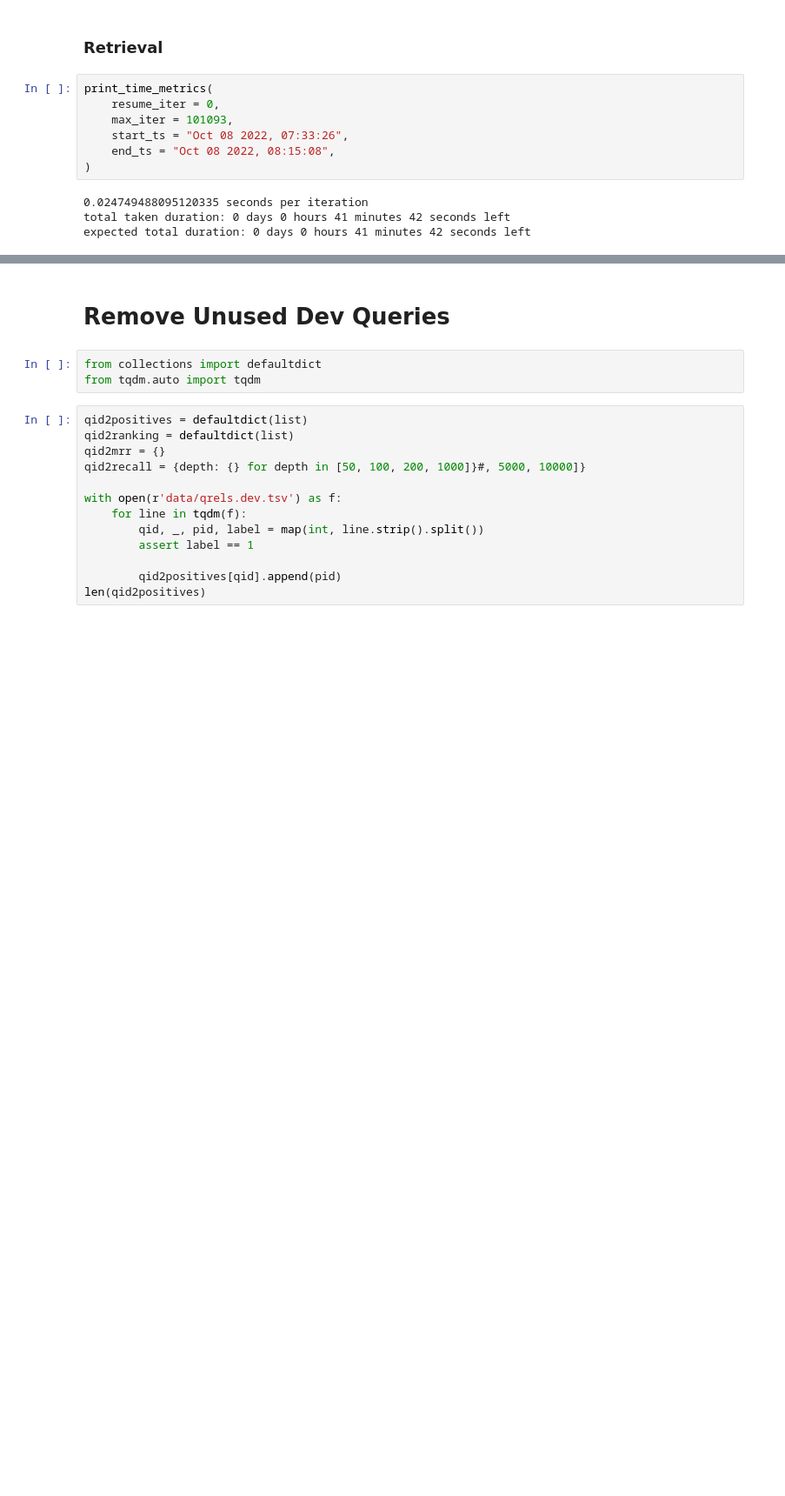
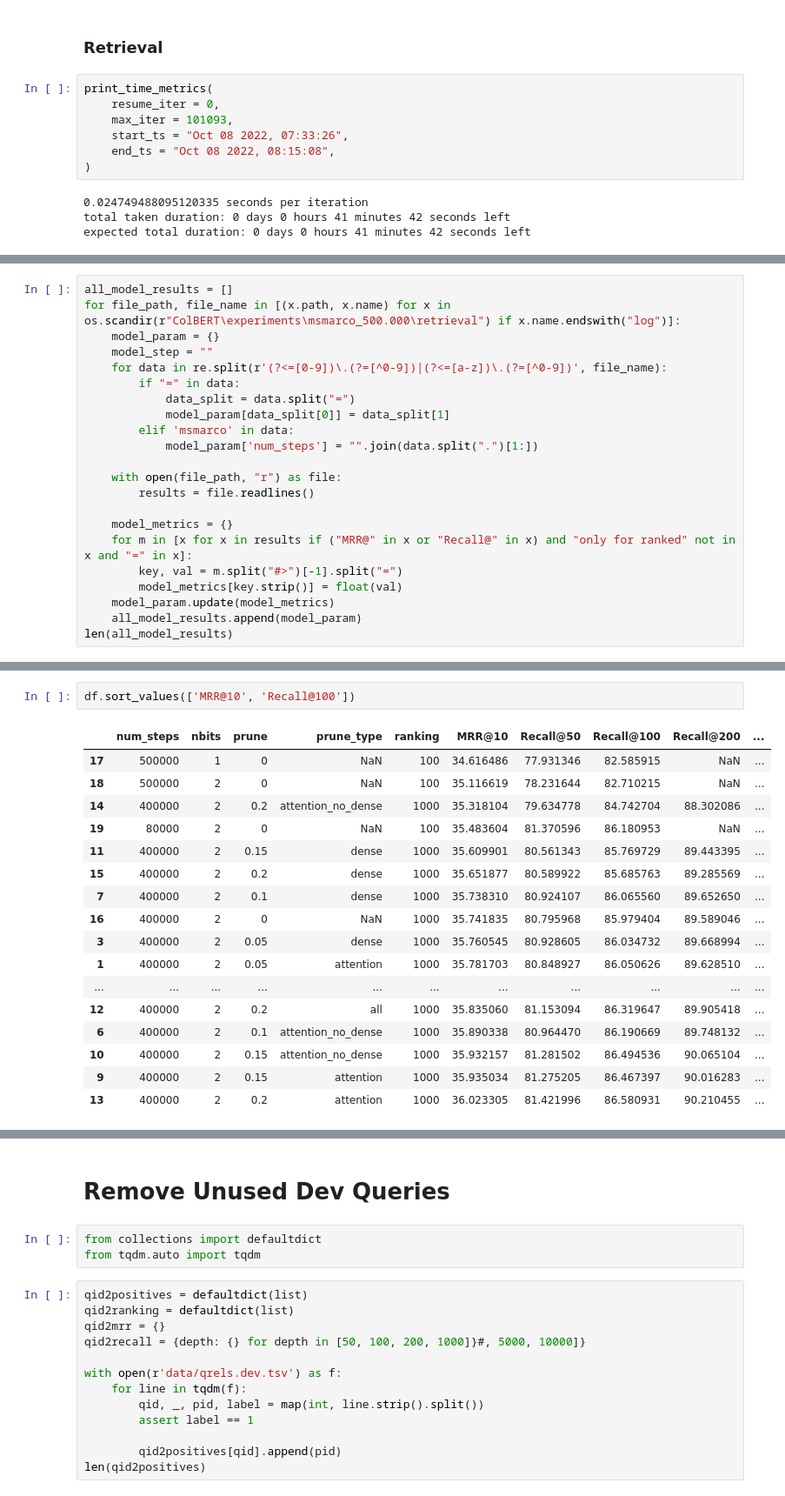
Before and after one commit to Ngo-Kevin/splade-colBERT, a Jupyter notebook: ColBERT_timing.ipynb, the cells around one changed output, grey strips where cells are left out. Shown: that part at 87% size. Cells and saved outputs as stored; diff of their text form; blank space fills up the shorter version.

```diff
--- a/ColBERT_timing.ipynb
+++ b/ColBERT_timing.ipynb
@@ -152,0 +160,22 @@ expected total duration: 0 days 0 hours 41 minutes 42 seconds left
+# %%
+all_model_results = []
+for file_path, file_name in [(x.path, x.name) for x in os.scandir(r"ColBERT\experiments\msmarco_500.000\retrieval") if x.name.endswith("log")]:
+    model_param = {}
+    model_step = ""
+    for data in re.split(r'(?<=[0-9])\.(?=[^0-9])|(?<=[a-z])\.(?=[^0-9])', file_name):
+        if "=" in data:
+            data_split = data.split("=")
+            model_param[data_split[0]] = data_split[1]
+        elif 'msmarco' in data:
+            model_param['num_steps'] = "".join(data.split(".")[1:])
+
+    with open(file_path, "r") as file:
+        results = file.readlines()
+
+    model_metrics = {}
+    for m in [x for x in results if ("MRR@" in x or "Recall@" in x) and "only for ranked" not in x and "=" in x]:
+        key, val = m.split("#>")[-1].split("=")
+        model_metrics[key.strip()] = float(val)
+    model_param.update(model_metrics)
+    all_model_results.append(model_param)
+len(all_model_results)
@@ -152,0 +202,20 @@ expected total duration: 0 days 0 hours 41 minutes 42 seconds left
+# %%
+df.sort_values(['MRR@10', 'Recall@100'])
+# %% [output]
+|  | num_steps | nbits | prune | prune_type | ranking | MRR@10 | Recall@50 | Recall@100 | Recall@200 | ... |
+| 17 | 500000 | 1 | 0 | NaN | 100 | 34.616486 | 77.931346 | 82.585915 | NaN | ... |
+| 18 | 500000 | 2 | 0 | NaN | 100 | 35.116619 | 78.231644 | 82.710215 | NaN | ... |
+| 14 | 400000 | 2 | 0.2 | attention_no_dense | 1000 | 35.318104 | 79.634778 | 84.742704 | 88.302086 | ... |
+| 19 | 80000 | 2 | 0 | NaN | 100 | 35.483604 | 81.370596 | 86.180953 | NaN | ... |
+| 11 | 400000 | 2 | 0.15 | dense | 1000 | 35.609901 | 80.561343 | 85.769729 | 89.443395 | ... |
+| 15 | 400000 | 2 | 0.2 | dense | 1000 | 35.651877 | 80.589922 | 85.685763 | 89.285569 | ... |
+| 7 | 400000 | 2 | 0.1 | dense | 1000 | 35.738310 | 80.924107 | 86.065560 | 89.652650 | ... |
+| 16 | 400000 | 2 | 0 | NaN | 1000 | 35.741835 | 80.795968 | 85.979404 | 89.589046 | ... |
+| 3 | 400000 | 2 | 0.05 | dense | 1000 | 35.760545 | 80.928605 | 86.034732 | 89.668994 | ... |
+| 1 | 400000 | 2 | 0.05 | attention | 1000 | 35.781703 | 80.848927 | 86.050626 | 89.628510 | ... |
+| ... | ... | ... | ... | ... | ... | ... | ... | ... | ... | ... |
+| 12 | 400000 | 2 | 0.2 | all | 1000 | 35.835060 | 81.153094 | 86.319647 | 89.905418 | ... |
+| 6 | 400000 | 2 | 0.1 | attention_no_dense | 1000 | 35.890338 | 80.964470 | 86.190669 | 89.748132 | ... |
+| 10 | 400000 | 2 | 0.15 | attention_no_dense | 1000 | 35.932157 | 81.281502 | 86.494536 | 90.065104 | ... |
+| 9 | 400000 | 2 | 0.15 | attention | 1000 | 35.935034 | 81.275205 | 86.467397 | 90.016283 | ... |
+| 13 | 400000 | 2 | 0.2 | attention | 1000 | 36.023305 | 81.421996 | 86.580931 | 90.210455 | ... |
```
Also changed, not shown: parts of 9 cells of this notebook, 1 other file.
